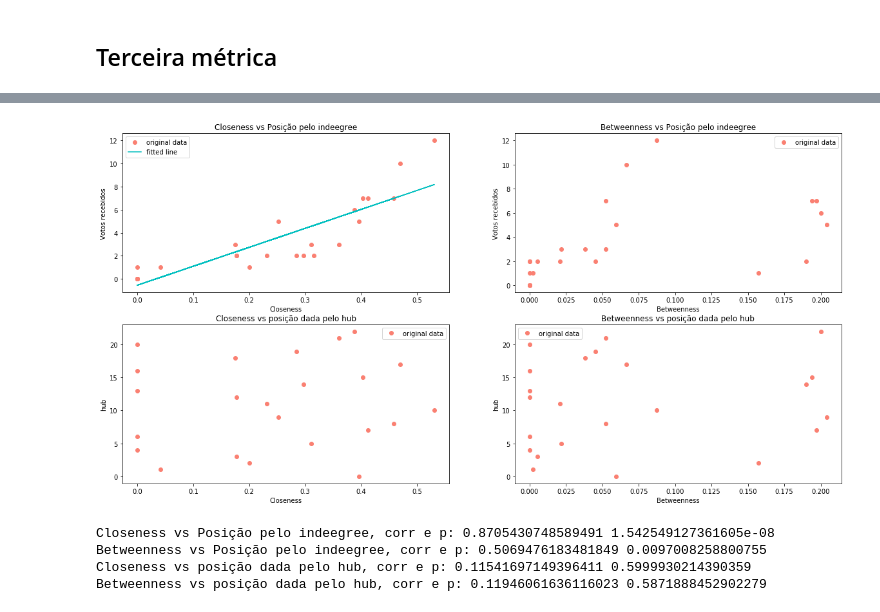
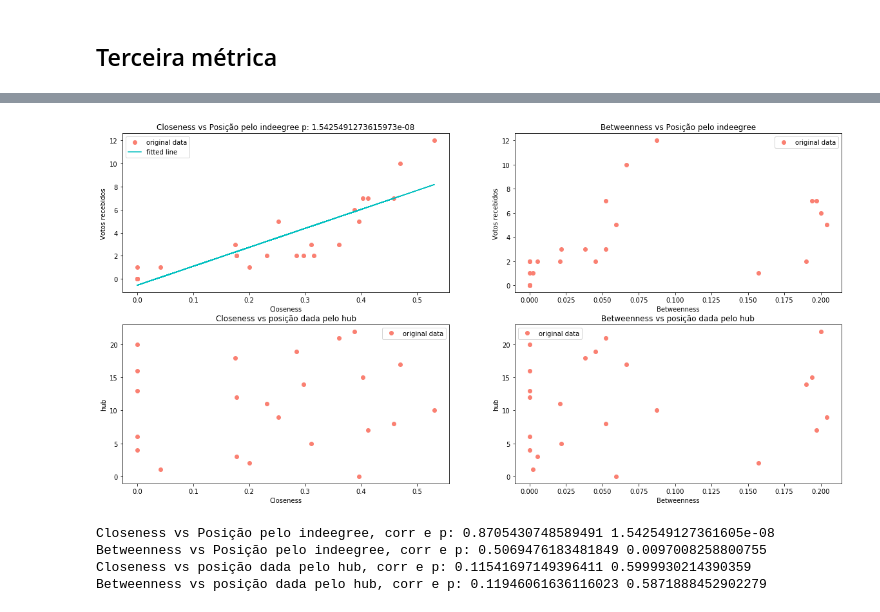
Before and after one commit to BrunaKimura/redes_proj1, a Jupyter notebook: DJ/DJ.ipynb, the cells around one changed output, grey strips where cells are left out. Saved outputs shown, nothing was run; the diff lists cells and outputs as text; code cells hidden in the pictures.

```diff
--- a/DJ/DJ.ipynb
+++ b/DJ/DJ.ipynb
@@ -410,35 +430,35 @@ plt.subplot(221)
 plt.plot(x, y, 'o', color='salmon', label='original data')
 slope, intercept, r_value, p_value, std_err = linregress(x,y)
 plt.plot(x, intercept + slope*x, 'c', label='fitted line')
-plt.title("Closeness vs Posição pelo indeegree")
+plt.title("Closeness vs Posição pelo indeegree p: {}".format(p_value))
 plt.xlabel("Closeness")
 plt.ylabel("Votos recebidos")
 plt.legend()
 
 plt.subplot(222)
 plt.plot(x1, y, 'o', color='salmon', label='original data')
 plt.title("Betweenness vs Posição pelo indeegree")
 plt.xlabel("Betweenness")
 plt.ylabel("Votos recebidos")
 plt.legend()
 
 plt.subplot(223)
 plt.plot(lista_data, hub_pos, 'o', color='salmon', label='original data')
 plt.title("Closeness vs posição dada pelo hub")
 plt.xlabel("Closeness")
 plt.ylabel("hub")
 plt.legend()
 
 plt.subplot(224)
 plt.plot(betweenness, hub_pos, 'o', color='salmon', label='original data')
 plt.title("Betweenness vs posição dada pelo hub")
 plt.xlabel("Betweenness")
 plt.ylabel("hub")
 plt.legend()
 
 plt.show()
 # %% [output]
-[figure, old version]
+[figure, new version]
 # %%
 corr1, p = pearsonr(data.closeness, y)
 print("Closeness vs Posição pelo indeegree, corr e p:", corr1, p)
```
Also changed, not shown: parts of 2 cells of this notebook.
